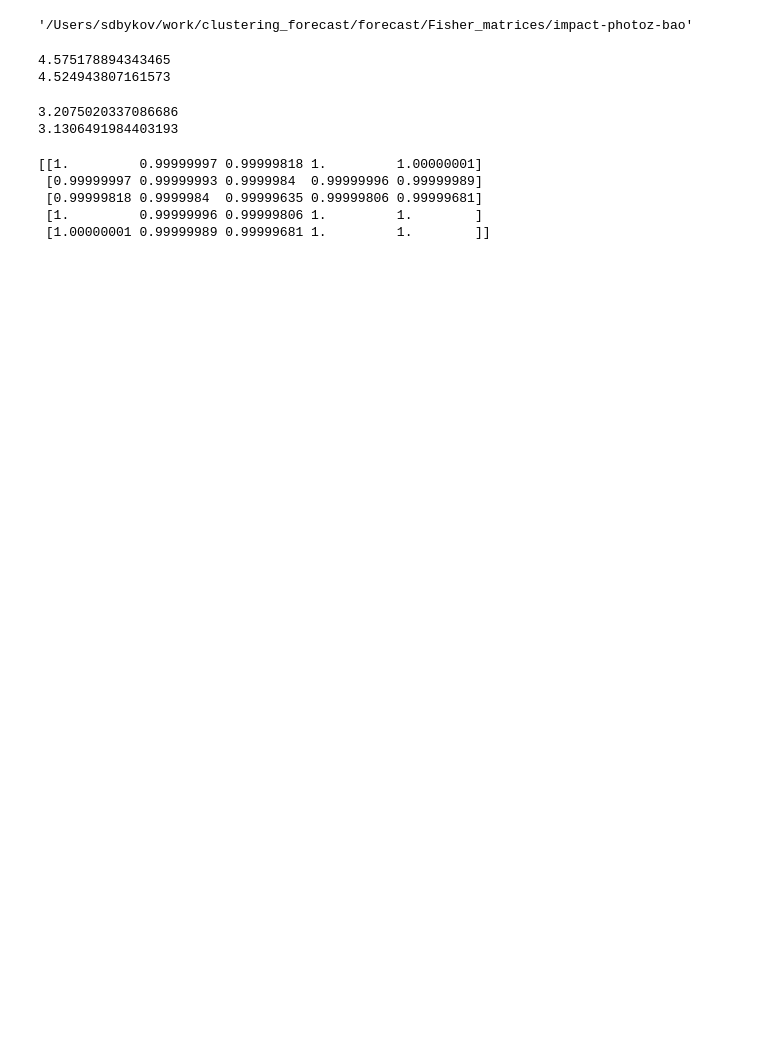
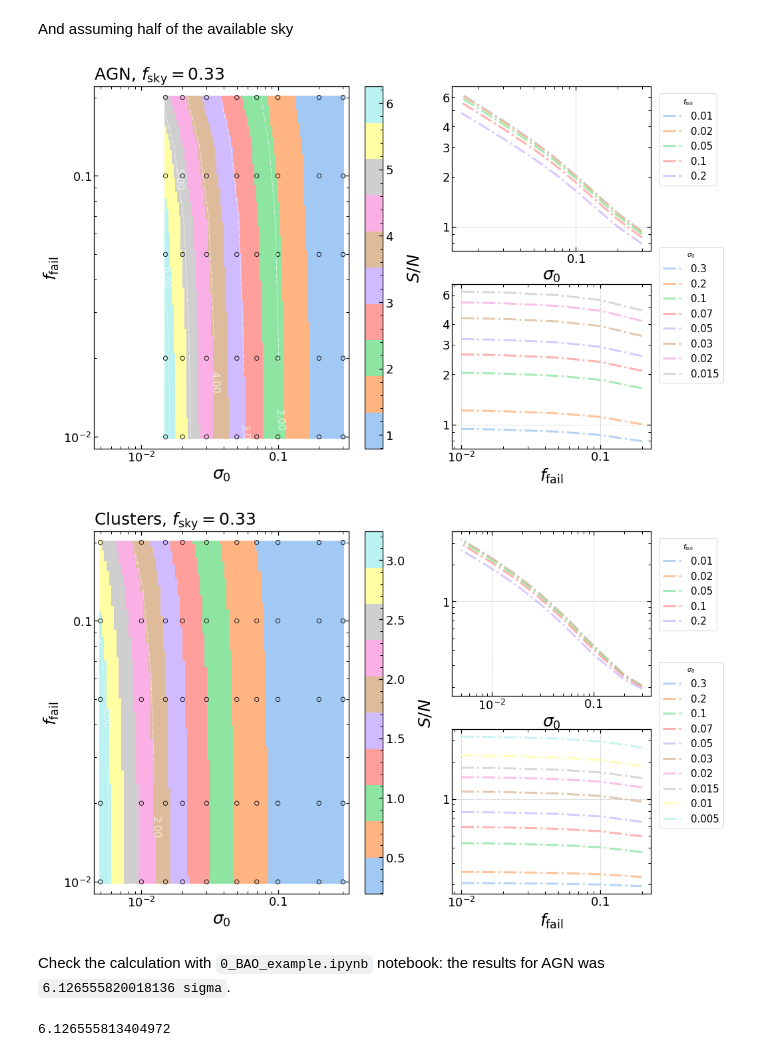
Before and after one commit to SergeiDBykov/forecast_clustering, a Jupyter notebook: notebooks/fisher_forecast/BAO/2_BAO_plot.ipynb, the cells around one changed output. Saved outputs shown, nothing was run; the diff lists cells and outputs as text; code cells hidden in the pictures; blank space fills up the shorter version.

```diff
--- a/notebooks/fisher_forecast/BAO/2_BAO_plot.ipynb
+++ b/notebooks/fisher_forecast/BAO/2_BAO_plot.ipynb
@@ -182,29 +194,17 @@ WARNING:matplotlib.font_manager:findfont: Font family ['Calibri'] not found. Fal
+# %% [markdown]
+And assuming half of the available sky
 # %%
-# plot_results(type = 'AGN', interp='linear', cmap=matplotlib.colors.ListedColormap(vapeplot.palette('mallsoft')), fsky=0.33);
-# plt.savefig(f'{path2plots}/talks/bao_agn_ru.pdf')
-# plot_results(type = 'Clusters', interp='linear', cmap=matplotlib.colors.ListedColormap(vapeplot.palette('mallsoft')), fsky=0.33);
-# plt.savefig(f'{path2plots}/talks/bao_clu_ru.pdf')
+plot_results(type = 'AGN', interp='linear', cmap=matplotlib.colors.ListedColormap(sns.color_palette('pastel')), fsky=0.33);
+plt.savefig(f'{path2plots}/talks/bao_agn_ru.pdf')
+plot_results(type = 'Clusters', interp='linear', cmap=matplotlib.colors.ListedColormap(sns.color_palette('pastel')), fsky=0.33);
+plt.savefig(f'{path2plots}/talks/bao_clu_ru.pdf')
+# %% [output]
+[figure, added]
+[figure, added]
-# %%
-pwd
-# %% [output]
-'/Users/sdbykov/work/clustering_forecast/forecast/Fisher_matrices/impact-photoz-bao'
+# %% [markdown]
+Check the calculation with `0_BAO_example.ipynb` notebook:
+the results for AGN was `6.126555820018136 sigma`.
 # %%
-print(np.sqrt(np.load('data/Clusters_0.005_0.01_bao_sign.npz')['bao_sign']))
-print(np.sqrt(np.load('data/old_kphotoz_clu/Clusters_0.005_0.01_bao_sign.npz')['bao_sign']))
+print(np.sqrt(np.load(savepath+'/AGN_0.03_0.01_bao_sign.npz')['bao_sign']))
 # %% [output]
-4.575178894343465
-4.524943807161573
+6.126555813404972
-# %%
-print(np.sqrt(np.load('data/Clusters_0.01_0.01_bao_sign.npz')['bao_sign']))
-print(np.sqrt(np.load('data/old_kphotoz_clu/Clusters_0.01_0.01_bao_sign.npz')['bao_sign']))
-# %% [output]
-3.2075020337086686
-3.1306491984403193
-# %%
-print(np.load('/Users/sdbykov/work/clustering_forecast/forecast/Fisher_matrices/impact-photoz-cosmology/data/Clusters_0.015_0.1.npz')['F']/np.load('/Users/sdbykov/work/clustering_forecast/forecast/Fisher_matrices/impact-photoz-cosmology/data/old_kphotoz_clu/Clusters_0.015_0.1.npz')['F'])
-# %% [output]
-[[1.         0.99999997 0.99999818 1.         1.00000001]
- [0.99999997 0.99999993 0.9999984  0.99999996 0.99999989]
- [0.99999818 0.9999984  0.99999635 0.99999806 0.99999681]
- [1.         0.99999996 0.99999806 1.         1.        ]
- [1.00000001 0.99999989 0.99999681 1.         1.        ]]
```
Also changed, not shown: parts of 11 cells of this notebook, 14 other files.
